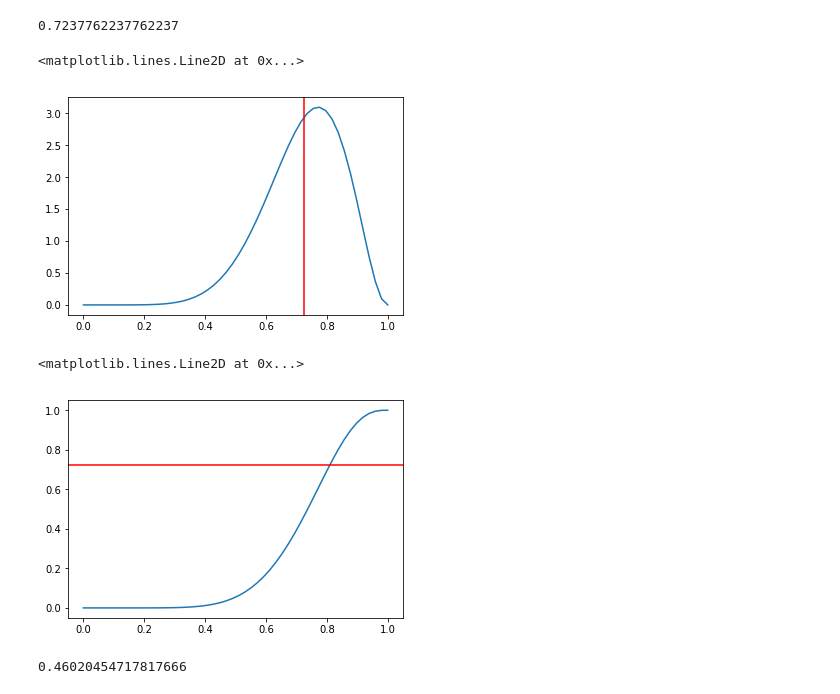
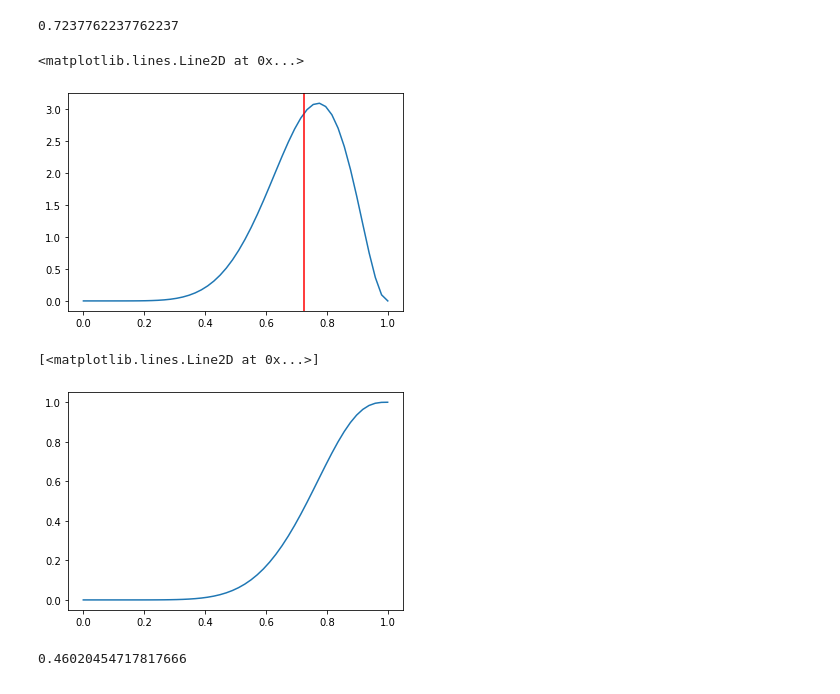
Before and after one commit to philrelton/Data-Analysis-2022, a Jupyter notebook: lecture_examples/exclass_example_chapter2.ipynb, the cells around one changed output. Drawn from its saved outputs; the diff is of its cells as text; code cells hidden in the pictures.

```diff
--- a/lecture_examples/exclass_example_chapter2.ipynb
+++ b/lecture_examples/exclass_example_chapter2.ipynb
@@ -45,18 +59,19 @@ print(mean)
 prob_beta = beta(a,b)
 
 x = np.linspace(0,1)
+prob_beta_pdf = prob_beta.pdf(x)
 
-plt.plot(x,prob_beta.pdf(x))
+mean =
+plt.plot(x,prob_beta_pdf)
 plt.axvline(mean,c='red')
 # %% [output]
 <matplotlib.lines.Line2D at 0x...>
-[figure, old version]
+[figure, new version]
 # %%
 plt.plot(x,beta.cdf(x,a,b))
-plt.axhline(mean,c='red')
 # %% [output]
-<matplotlib.lines.Line2D at 0x...>
+[<matplotlib.lines.Line2D at 0x...>]
-[figure, old version]
+[figure, new version]
 # %%
 prob = beta.cdf(mean,a,b)
 print(prob)
```
Also changed, not shown: parts of 1 cell of this notebook, 26 other files.
